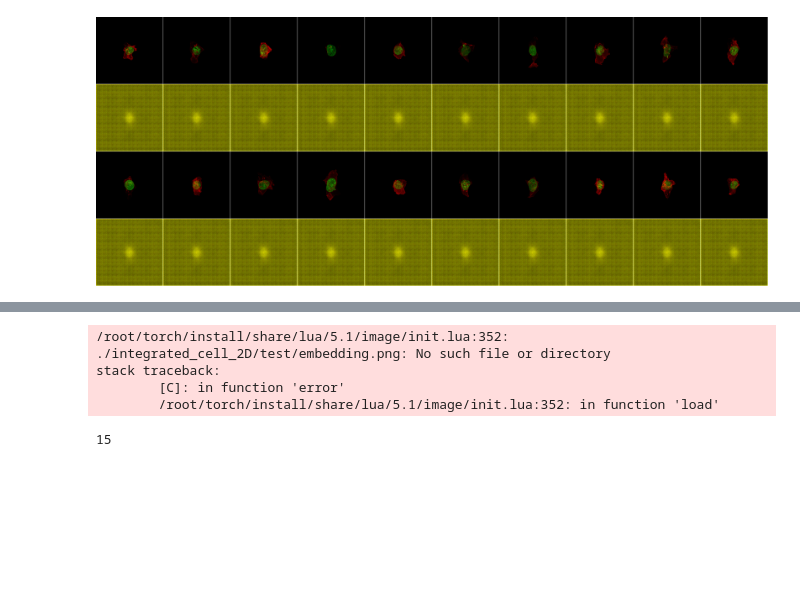
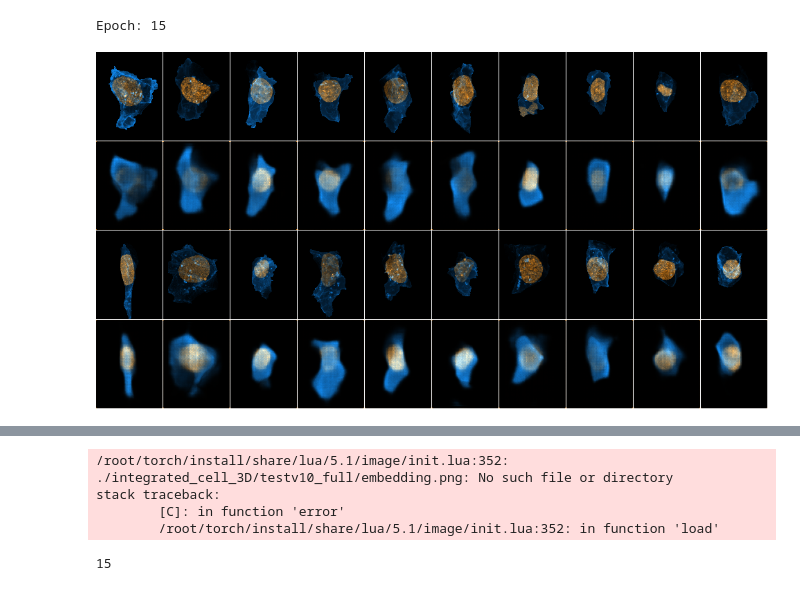
Before and after one commit to AllenCellModeling/torch_integrated_cell, a Jupyter notebook: plot error.ipynb, the cells around one changed output, grey strips where cells are left out. Drawn from its saved outputs; the diff is of its cells as text; code cells hidden in the pictures; blank space fills up the shorter version.

```diff
--- a/plot error.ipynb
+++ b/plot error.ipynb
@@ -2,25 +2,21 @@
 Plot = require 'itorch.Plot'
 require 'optim'
 
-
 model_name = './integrated_cell_3D/testv6_test'
 model_name = './integrated_cell_3D/testv8_full'
+model_name = './integrated_cell_3D/testv10_full'
 
-model_name = './integrated_cell_2D/test'
-
+-- model_name = './integrated_cell_2D/test'
 
 logger_train = torch.load(model_name .. '/tmp_logger_train.t7')
 logger_test = torch.load(model_name .. '/tmp_logger_test.t7')
 
 epoch = torch.max(torch.Tensor{logger_train.symbols[logger_train.idx['epoch']]})
+print('Epoch: ' .. epoch)
 
 
 im_tmp = image.load(model_name .. '/progress_' .. epoch .. '.png', 3, 'double')
 itorch.image(im_tmp)
-
-
-
-
 
 plot = Plot()
 
@@ -40,8 +36,6 @@ name = 'advDec loss'
 y = logger_train.symbols[logger_train.idx[name]]
 x = torch.linspace(1, #y, #y)
 plot:line(x, y, 'green', name):redraw()
-
-
 
 embedding_path = model_name .. '/tmp_embeddings.t7'
 
@@ -81,36 +75,35 @@ if paths.filep(embedding_path) then
     x2 = torch.squeeze(embeddings.test[{{}, {2}}])
 
     plot = plot:circle(x1,  x2, 'blue', 'test'):redraw()
 
     plot:title('Latent Space Embedding'):redraw()
     plot:xaxis('z1'):yaxis('z2'):redraw()
 
-
-
     im_tmp = image.load(embedding_img_path, 3, 'double')
     itorch.image(im_tmp)
 
     --gnuplot plot
     progress_img_path = model_name .. '/progress_plt.png'
     gnuplot.pngfigure(progress_img_path)
 
     stat_inds = torch.Tensor({1,4,5})
     stats = {}
     for i = 1,stat_inds:size(1) do
         name, x, y = table.unpack(errors[stat_inds[i]])
         stats[i] = {name, x, y, '~'}
     end
 
     gnuplot.plot(stats)
 
     gnuplot.ylabel('Loss')
     gnuplot.xlabel('Batch #')
 
     gnuplot.plotflush()
     itorch.image(image.load(progress_img_path, 3, 'double'))
 end
 # %% [output]
+Epoch: 15
-[figure, old version]
+[figure, new version]
 [interactive output not drawn]
 [interactive output not drawn]
 [interactive output not drawn]
@@ -118,10 +111,10 @@ end
 [interactive output not drawn]
 [interactive output not drawn]
 [interactive output not drawn]
-/root/torch/install/share/lua/5.1/image/init.lua:352: ./integrated_cell_2D/test/embedding.png: No such file or directory
-stack traceback:
-        [C]: in function 'error'
-        /root/torch/install/share/lua/5.1/image/init.lua:352: in function 'load'
+/root/torch/install/share/lua/5.1/image/init.lua:352: ./integrated_cell_3D/testv10_full/embedding.png: No such file or directory
+stack traceback:
+        [C]: in function 'error'
+        /root/torch/install/share/lua/5.1/image/init.lua:352: in function 'load'
 # %%
 torch.max(torch.Tensor{logger_train.symbols[logger_train.idx['epoch']]})
 # %% [output]
```
Also changed, not shown: 1 other file.
